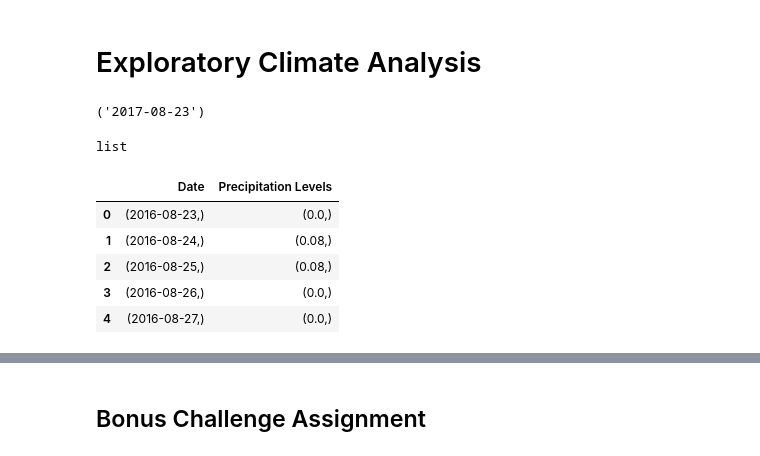
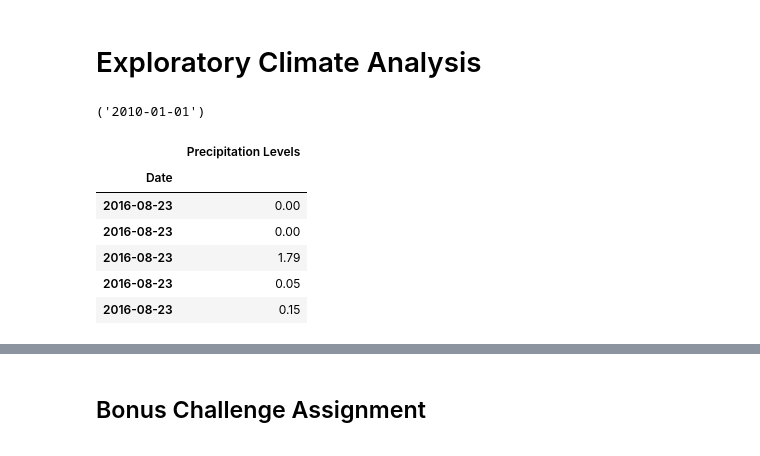
Before and after one commit to trezeget-1/sqlalchemy-challenge, a Jupyter notebook: Instructions/climate_starter.ipynb, the cells around one changed output, grey strips where cells are left out. Cells and saved outputs as stored; diff of their text form; code cells hidden in the pictures.

```diff
--- a/Instructions/climate_starter.ipynb
+++ b/Instructions/climate_starter.ipynb
@@ -61,41 +61,40 @@ elevation
 # %% [markdown]
 # Exploratory Climate Analysis
 # %%
-session.query(Measurement.date).order_by(Measurement.date.desc()).first()
+session.query(Measurement.date).order_by(Measurement.date.asc()).first()
 
 # for x in results:
 #     print(x)
 # %% [output]
-('2017-08-23')
+('2010-01-01')
 # %%
-date=(
+results=(
     session
-    .query(Measurement.date)
+    .query(Measurement)
     .filter(Measurement.date>='2016-08-23')
     .all()
 )
-
-precipitation=(
-    session
-    .query(Measurement.prcp)
-    .filter(Measurement.date>='2016-08-23')
-    .all()
-)
-# %%
-type(date)
-# %% [output]
-list
+# %%
+date=[]
+precipitation=[]
+
+for x in results:
+    date.append(x.date)
+    precipitation.append(x.prcp)
 # %%
 precipitation_df=pd.DataFrame({
     "Date":date,
     "Precipitation Levels":precipitation
 })
-precipitation_df.set_index("Date")
+precipitation_df=precipitation_df.sort_values(by="Date", ascending=True)
+np.nan_to_num(precipitation_df["Precipitation Levels"],copy=False)
+precipitation_df=precipitation_df.set_index("Date")
 precipitation_df.head()
 # %% [output]
-|  | Date | Precipitation Levels |
-| 0 | (2016-08-23,) | (0.0,) |
-| 1 | (2016-08-24,) | (0.08,) |
-| 2 | (2016-08-25,) | (0.08,) |
-| 3 | (2016-08-26,) | (0.0,) |
-| 4 | (2016-08-27,) | (0.0,) |
+|  | Precipitation Levels |
+| Date |  |
+| 2016-08-23 | 0.00 |
+| 2016-08-23 | 0.00 |
+| 2016-08-23 | 1.79 |
+| 2016-08-23 | 0.05 |
+| 2016-08-23 | 0.15 |
```
Also changed, not shown: parts of 2 cells of this notebook.
